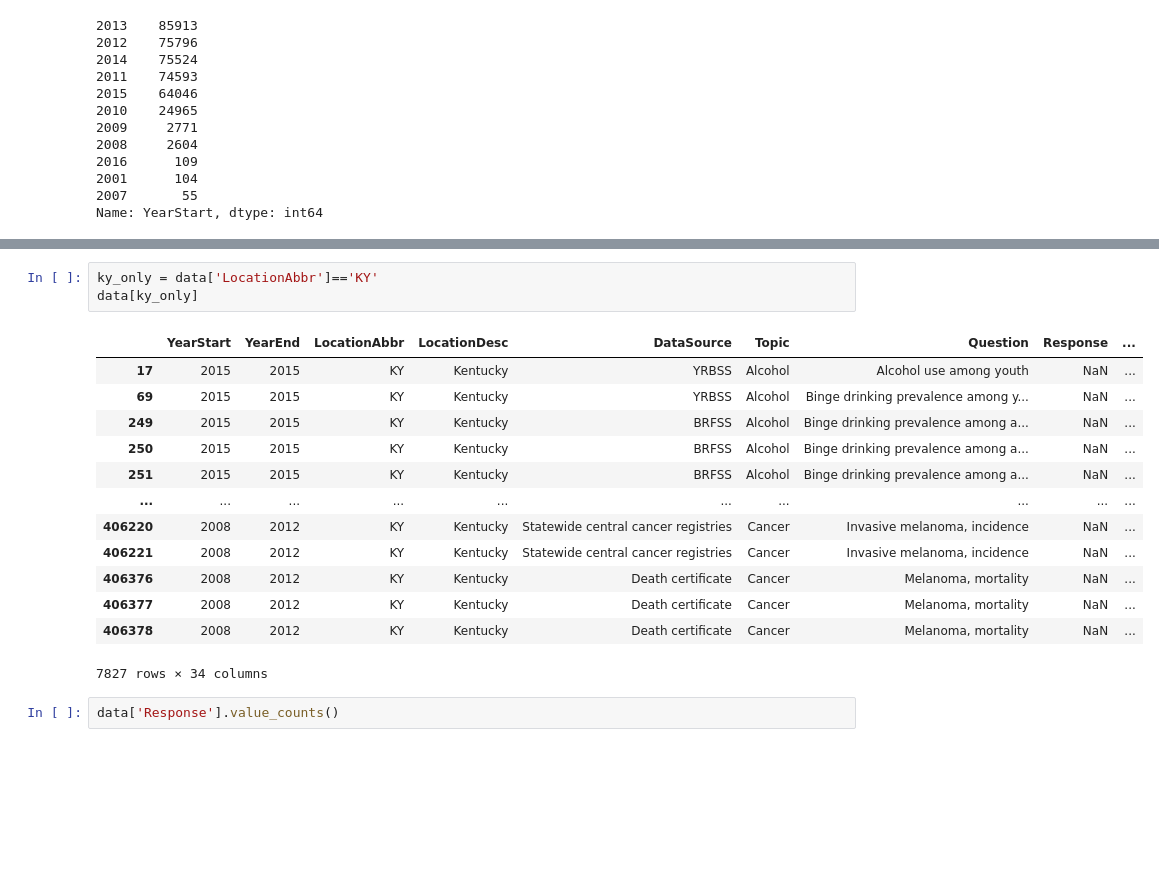
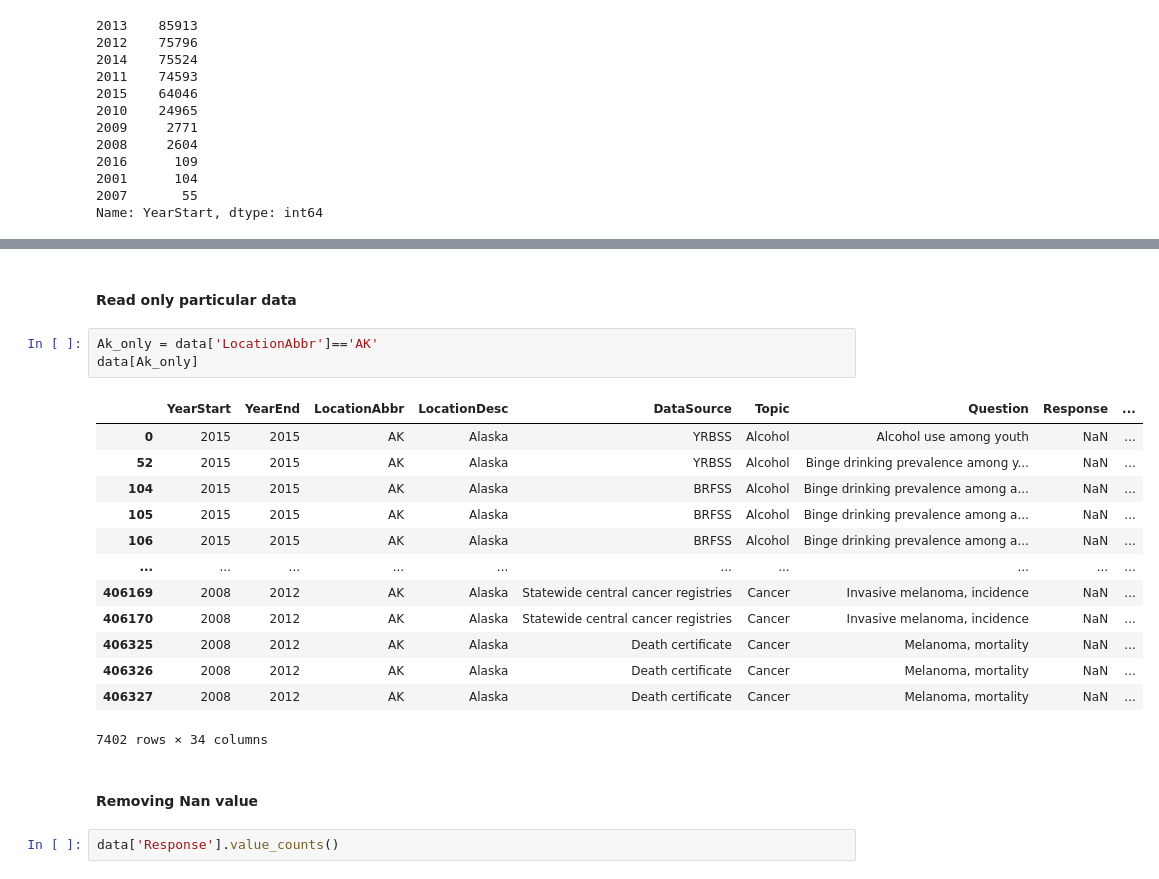
Before and after one commit to IshwarGautam/OnlineClass, a Jupyter notebook: pandas/pandas ex-1.ipynb, the cells around one changed output, grey strips where cells are left out. Cells and saved outputs as stored; diff of their text form; blank space fills up the shorter version.

```diff
--- a/pandas/pandas ex-1.ipynb
+++ b/pandas/pandas ex-1.ipynb
@@ -188,20 +131,24 @@ Name: DataValueType, dtype: int64
+# %% [markdown]
+#### Read only particular data
 # %%
-ky_only = data['LocationAbbr']=='KY'
-data[ky_only]
+Ak_only = data['LocationAbbr']=='AK'
+data[Ak_only]
 # %% [output]
 |  | YearStart | YearEnd | LocationAbbr | LocationDesc | DataSource | Topic | Question | Response | ... |
-| 17 | 2015 | 2015 | KY | Kentucky | YRBSS | Alcohol | Alcohol use among youth | NaN | ... |
-| 69 | 2015 | 2015 | KY | Kentucky | YRBSS | Alcohol | Binge drinking prevalence among y... | NaN | ... |
-| 249 | 2015 | 2015 | KY | Kentucky | BRFSS | Alcohol | Binge drinking prevalence among a... | NaN | ... |
-| 250 | 2015 | 2015 | KY | Kentucky | BRFSS | Alcohol | Binge drinking prevalence among a... | NaN | ... |
-| 251 | 2015 | 2015 | KY | Kentucky | BRFSS | Alcohol | Binge drinking prevalence among a... | NaN | ... |
+| 0 | 2015 | 2015 | AK | Alaska | YRBSS | Alcohol | Alcohol use among youth | NaN | ... |
+| 52 | 2015 | 2015 | AK | Alaska | YRBSS | Alcohol | Binge drinking prevalence among y... | NaN | ... |
+| 104 | 2015 | 2015 | AK | Alaska | BRFSS | Alcohol | Binge drinking prevalence among a... | NaN | ... |
+| 105 | 2015 | 2015 | AK | Alaska | BRFSS | Alcohol | Binge drinking prevalence among a... | NaN | ... |
+| 106 | 2015 | 2015 | AK | Alaska | BRFSS | Alcohol | Binge drinking prevalence among a... | NaN | ... |
 | ... | ... | ... | ... | ... | ... | ... | ... | ... | ... |
-| 406220 | 2008 | 2012 | KY | Kentucky | Statewide central cancer registries | Cancer | Invasive melanoma, incidence | NaN | ... |
-| 406221 | 2008 | 2012 | KY | Kentucky | Statewide central cancer registries | Cancer | Invasive melanoma, incidence | NaN | ... |
-| 406376 | 2008 | 2012 | KY | Kentucky | Death certificate | Cancer | Melanoma, mortality | NaN | ... |
-| 406377 | 2008 | 2012 | KY | Kentucky | Death certificate | Cancer | Melanoma, mortality | NaN | ... |
-| 406378 | 2008 | 2012 | KY | Kentucky | Death certificate | Cancer | Melanoma, mortality | NaN | ... |
+| 406169 | 2008 | 2012 | AK | Alaska | Statewide central cancer registries | Cancer | Invasive melanoma, incidence | NaN | ... |
+| 406170 | 2008 | 2012 | AK | Alaska | Statewide central cancer registries | Cancer | Invasive melanoma, incidence | NaN | ... |
+| 406325 | 2008 | 2012 | AK | Alaska | Death certificate | Cancer | Melanoma, mortality | NaN | ... |
+| 406326 | 2008 | 2012 | AK | Alaska | Death certificate | Cancer | Melanoma, mortality | NaN | ... |
+| 406327 | 2008 | 2012 | AK | Alaska | Death certificate | Cancer | Melanoma, mortality | NaN | ... |
-7827 rows × 34 columns
+7402 rows × 34 columns
+# %% [markdown]
+#### Removing Nan value
 # %%
 data['Response'].value_counts()
 # %% [output]
```
Also changed, not shown: parts of 33 cells of this notebook, 1 other file.
